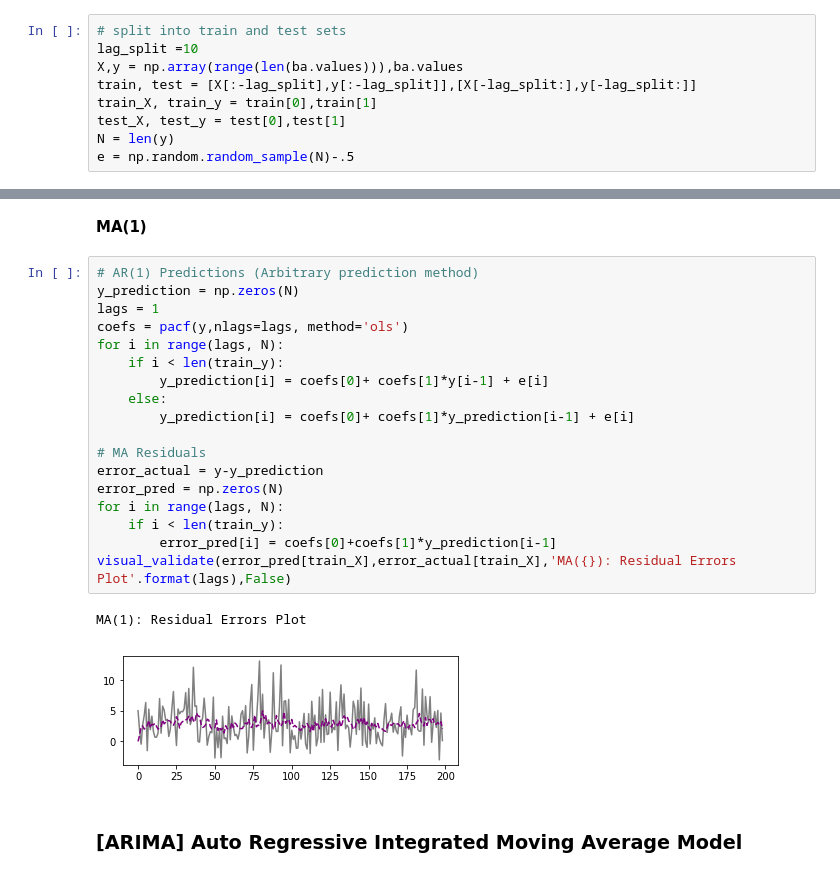
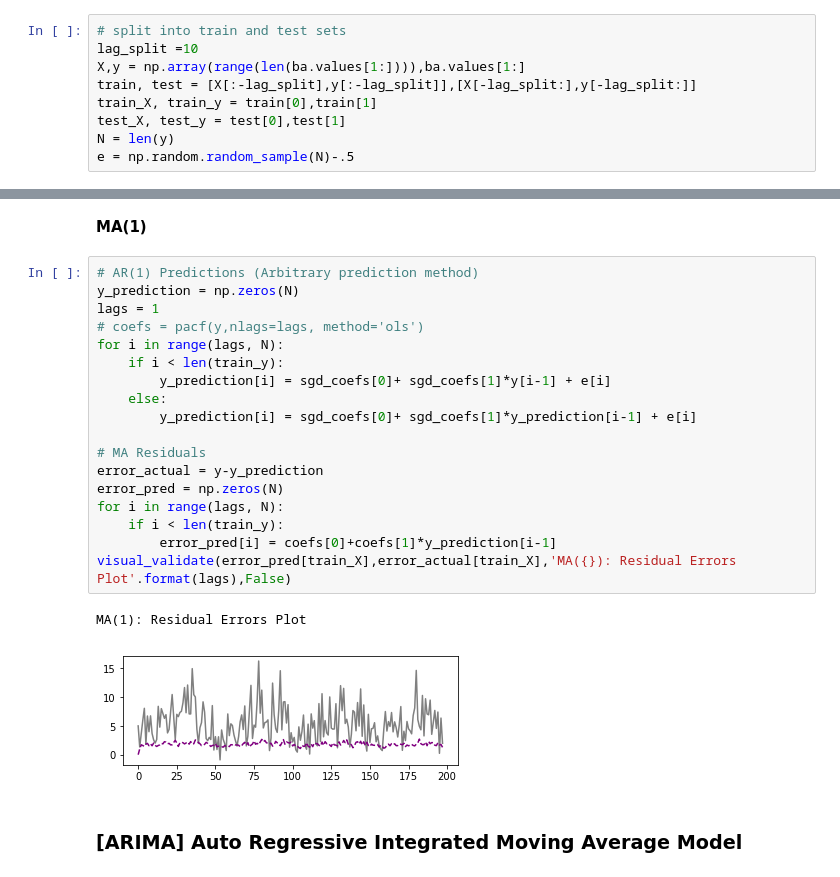
Before and after one commit to kimrharper/thinkful, a Jupyter notebook: capstone/capstone-odot-bikeaccident.ipynb, the cells around one changed output, grey strips where cells are left out. Cells and saved outputs as stored; diff of their text form.

```diff
--- a/capstone/capstone-odot-bikeaccident.ipynb
+++ b/capstone/capstone-odot-bikeaccident.ipynb
@@ -157,7 +171,7 @@ __Test/Train__
 # %%
 # split into train and test sets
 lag_split =10
-X,y = np.array(range(len(ba.values))),ba.values
+X,y = np.array(range(len(ba.values[1:]))),ba.values[1:]
 train, test = [X[:-lag_split],y[:-lag_split]],[X[-lag_split:],y[-lag_split:]]
 train_X, train_y = train[0],train[1]
 test_X, test_y = test[0],test[1]
@@ -398,24 +414,24 @@ __MA(1)__
 # %%
 # AR(1) Predictions (Arbitrary prediction method)
 y_prediction = np.zeros(N)
 lags = 1
-coefs = pacf(y,nlags=lags, method='ols')
+# coefs = pacf(y,nlags=lags, method='ols')
 for i in range(lags, N):
     if i < len(train_y):
-        y_prediction[i] = coefs[0]+ coefs[1]*y[i-1] + e[i]
+        y_prediction[i] = sgd_coefs[0]+ sgd_coefs[1]*y[i-1] + e[i]
     else:
-        y_prediction[i] = coefs[0]+ coefs[1]*y_prediction[i-1] + e[i]
+        y_prediction[i] = sgd_coefs[0]+ sgd_coefs[1]*y_prediction[i-1] + e[i]
 
 # MA Residuals
 error_actual = y-y_prediction
 error_pred = np.zeros(N)
 for i in range(lags, N):
     if i < len(train_y):
         error_pred[i] = coefs[0]+coefs[1]*y_prediction[i-1]
 visual_validate(error_pred[train_X],error_actual[train_X],'MA({}): Residual Errors Plot'.format(lags),False)
 # %% [output]
 MA(1): Residual Errors Plot
-[figure, old version]
+[figure, new version]
 # %% [markdown]
 ### [ARIMA] Auto Regressive Integrated Moving Average Model
 # %% [markdown]
```
Also changed, not shown: parts of 25 cells of this notebook.
